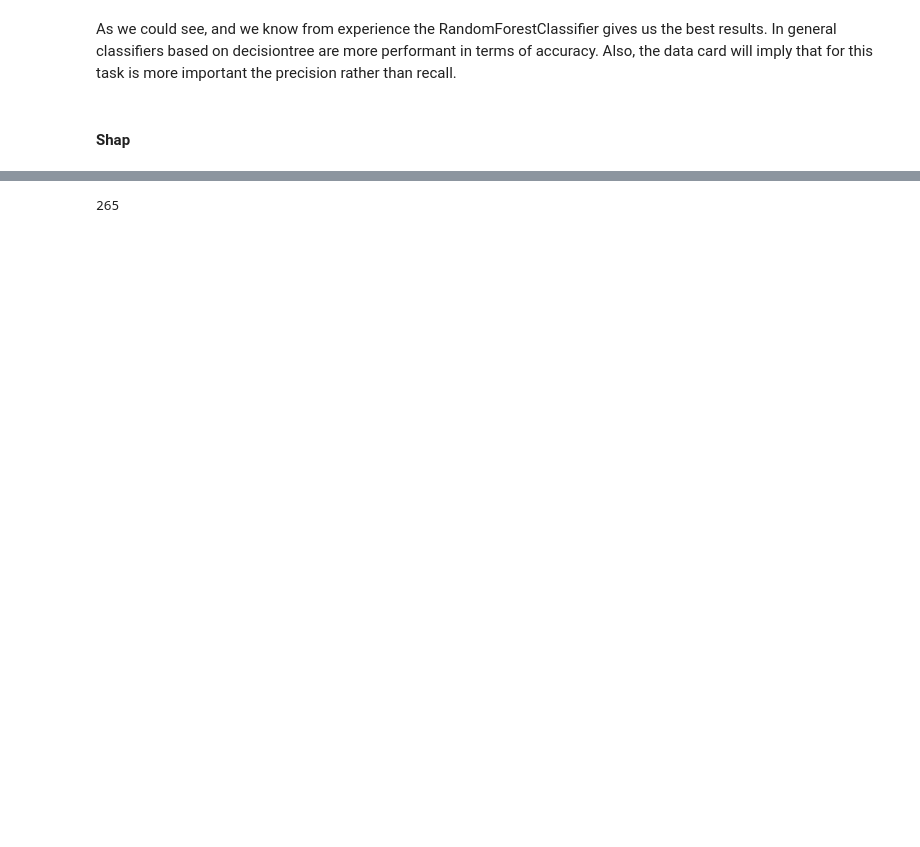
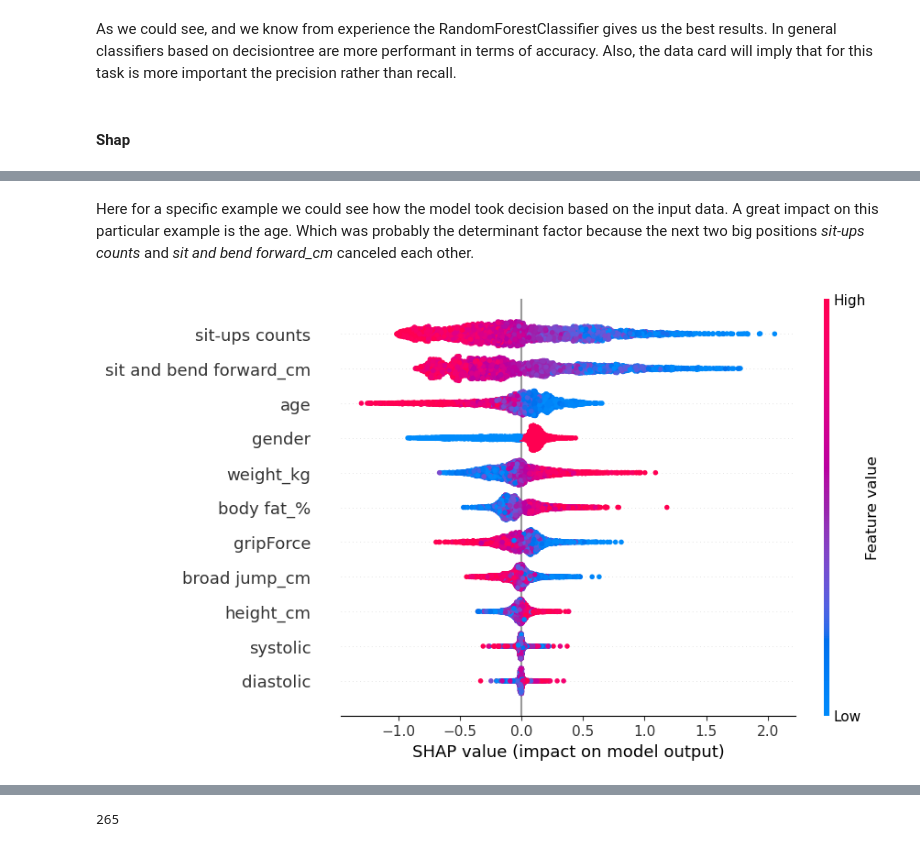
Before and after one commit to its-mario/Sigmoid-Mentoring, a Jupyter notebook: 18_model_interpretation.ipynb, the cells around one changed output, grey strips where cells are left out. Cells and saved outputs as stored; diff of their text form; code cells hidden in the pictures; blank space fills up the shorter version.

```diff
--- a/18_model_interpretation.ipynb
+++ b/18_model_interpretation.ipynb
@@ -382,2 +392,6 @@ As we could see, and we know from experience the RandomForestClassifier gives us
+# %% [markdown]
+Here for a specific example we could see how the model took decision based on the input data. A great impact on this particular example is the age. Which was probably the determinant factor because the next two big positions *sit-ups counts* and *sit and bend forward_cm* canceled each other.
 # %%
-# shap.plots.beeswarm(shap_values, max_display=14)
+shap.plots.beeswarm(shap_values, max_display=14)
+# %% [output]
+[figure, added]
```
Also changed, not shown: parts of 19 cells of this notebook.
